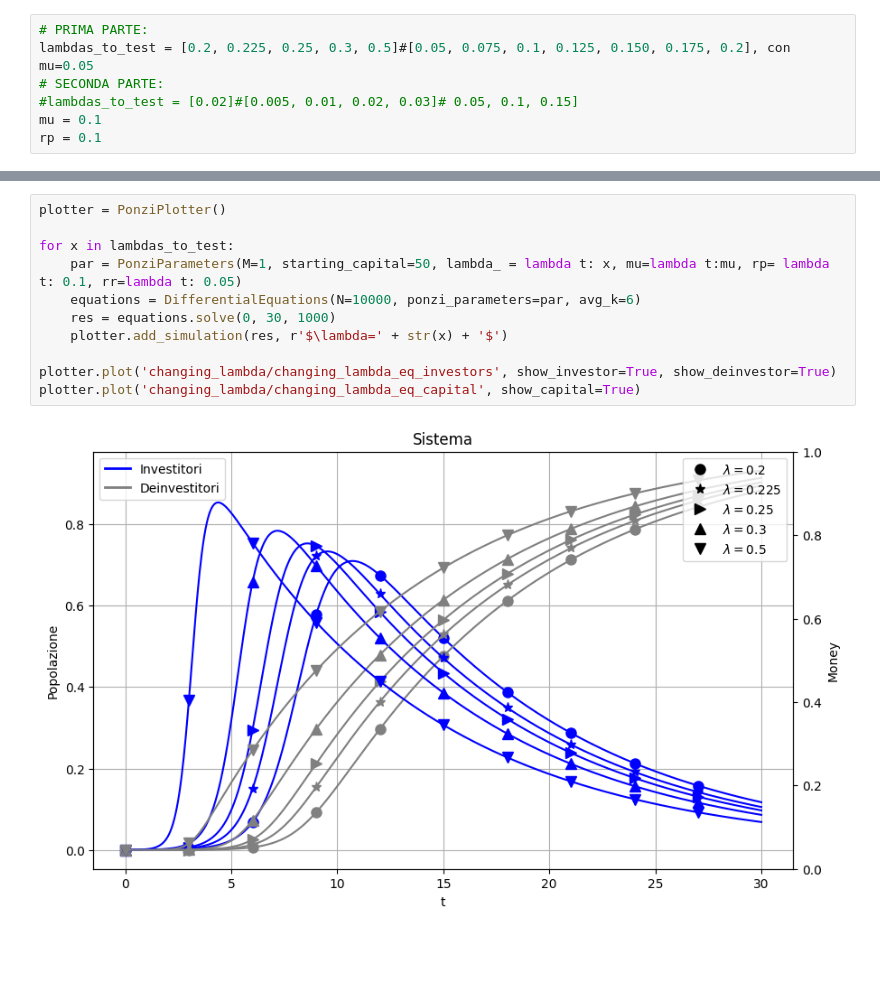
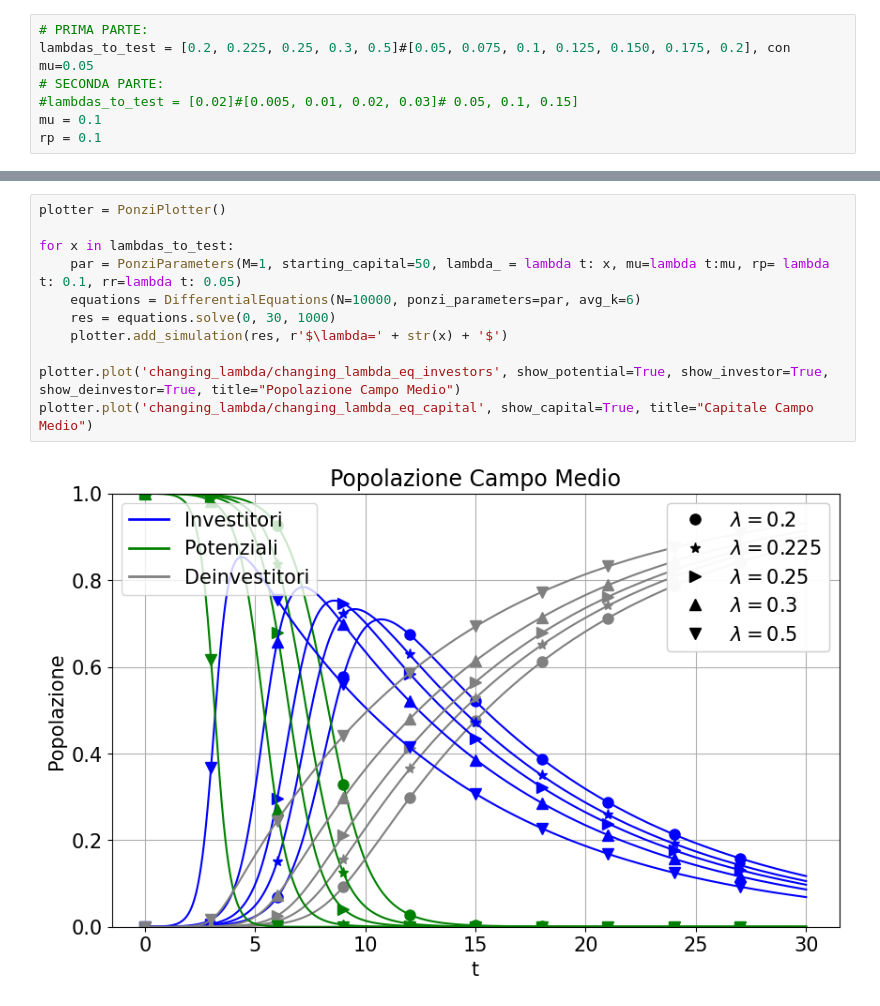
Before and after one commit to NexganGH/Ponzi-Scheme, a Jupyter notebook: changing_lambda.ipynb, the cells around one changed output, grey strips where cells are left out. Drawn from its saved outputs; the diff is of its cells as text; blank space fills up the shorter version.

```diff
--- a/changing_lambda.ipynb
+++ b/changing_lambda.ipynb
@@ -170,13 +171,13 @@ Starting simulation
 # %%
 plotter = PonziPlotter()
 
 for x in lambdas_to_test:
     par = PonziParameters(M=1, starting_capital=50, lambda_ = lambda t: x, mu=lambda t:mu, rp= lambda t: 0.1, rr=lambda t: 0.05)
     equations = DifferentialEquations(N=10000, ponzi_parameters=par, avg_k=6)
     res = equations.solve(0, 30, 1000)
     plotter.add_simulation(res, r'$\lambda=' + str(x) + '$')
 
-plotter.plot('changing_lambda/changing_lambda_eq_investors', show_investor=True, show_deinvestor=True)
-plotter.plot('changing_lambda/changing_lambda_eq_capital', show_capital=True)
+plotter.plot('changing_lambda/changing_lambda_eq_investors', show_potential=True, show_investor=True, show_deinvestor=True, title="Popolazione Campo Medio")
+plotter.plot('changing_lambda/changing_lambda_eq_capital', show_capital=True, title="Capitale Campo Medio")
 # %% [output]
-[figure, old version]
+[figure, new version]
```
Also changed, not shown: parts of 10 cells of this notebook, 22 other files.
